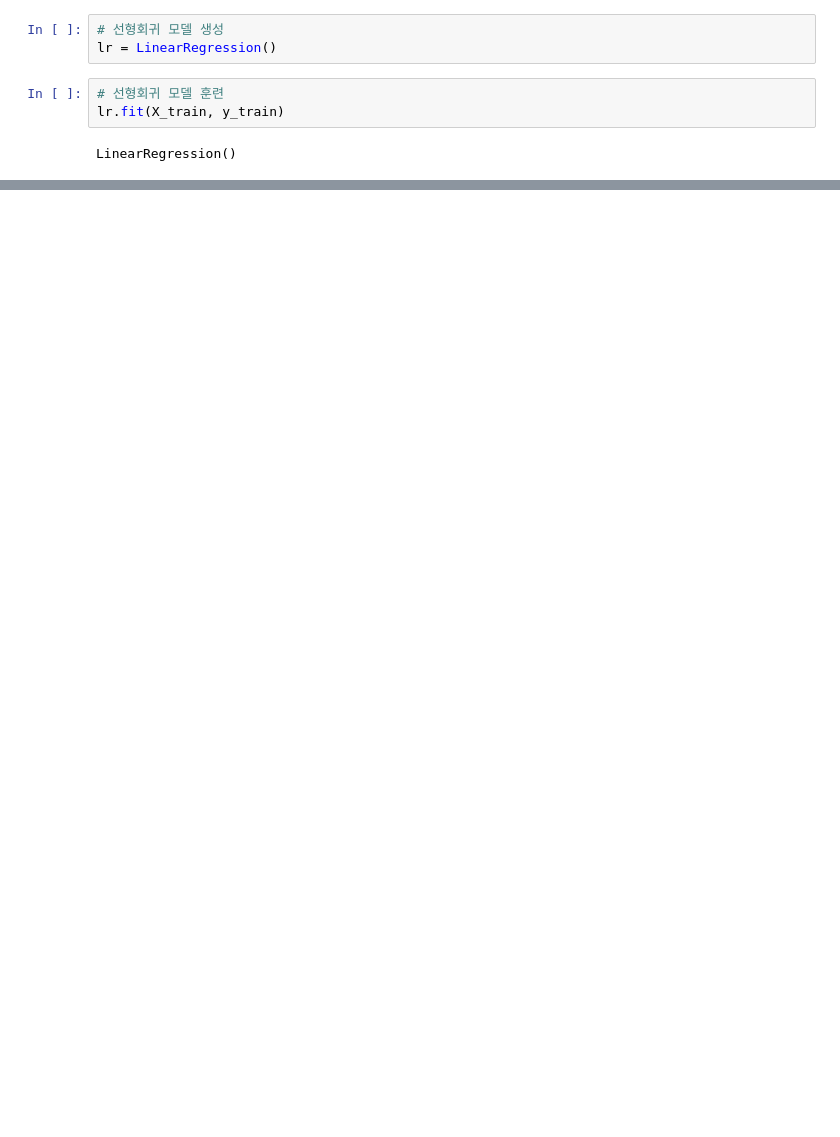
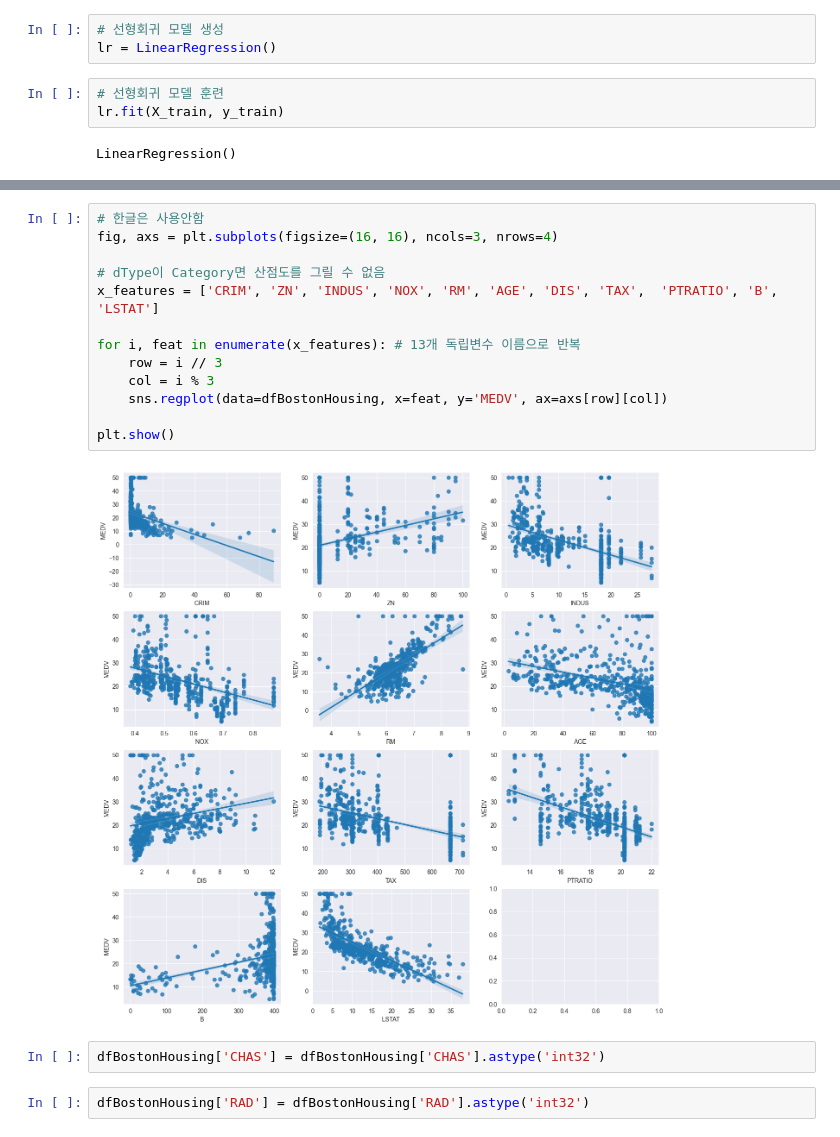
Before and after one commit to LegdayDev/BigData-Analysis, a Jupyter notebook: day11/da23_보스턴주택가격_회귀분석.ipynb, the cells around one changed output, grey strips where cells are left out. Saved outputs shown, nothing was run; the diff lists cells and outputs as text; blank space fills up the shorter version.

```diff
--- a/day11/da23_보스턴주택가격_회귀분석.ipynb
+++ b/day11/da23_보스턴주택가격_회귀분석.ipynb
@@ -268,0 +337,19 @@ dtype: float64
+# %%
+# 한글은 사용안함
+fig, axs = plt.subplots(figsize=(16, 16), ncols=3, nrows=4)
+
+# dType이 Category면 산점도를 그릴 수 없음
+x_features = ['CRIM', 'ZN', 'INDUS', 'NOX', 'RM', 'AGE', 'DIS', 'TAX',  'PTRATIO', 'B', 'LSTAT']
+
+for i, feat in enumerate(x_features): # 13개 독립변수 이름으로 반복
+    row = i // 3
+    col = i % 3
+    sns.regplot(data=dfBostonHousing, x=feat, y='MEDV', ax=axs[row][col])
+
+plt.show()
+# %% [output]
+[figure, added]
+# %%
+dfBostonHousing['CHAS'] = dfBostonHousing['CHAS'].astype('int32')
+# %%
+dfBostonHousing['RAD'] = dfBostonHousing['RAD'].astype('int32')
```
Also changed, not shown: parts of 33 cells of this notebook, 2 other files.
